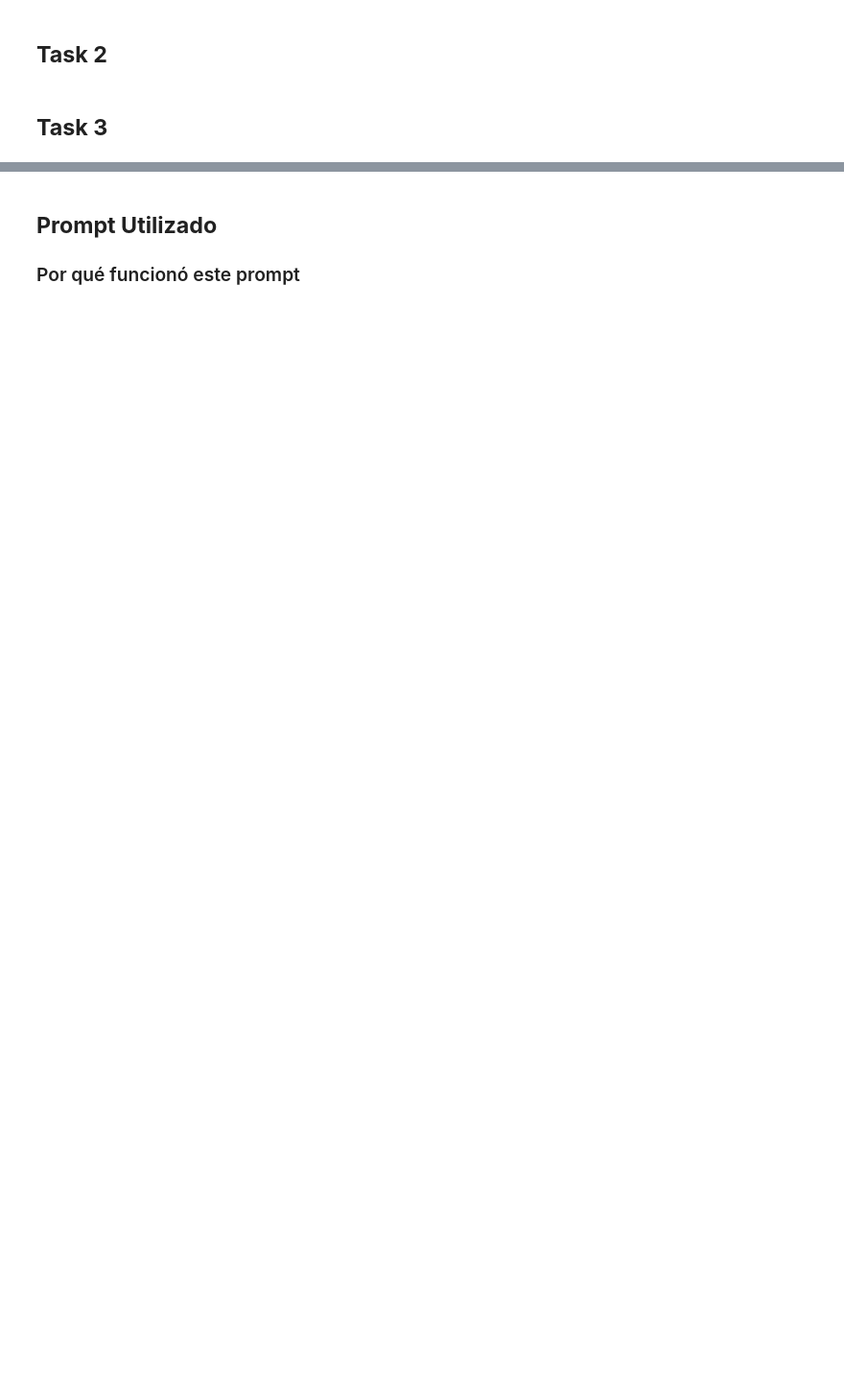
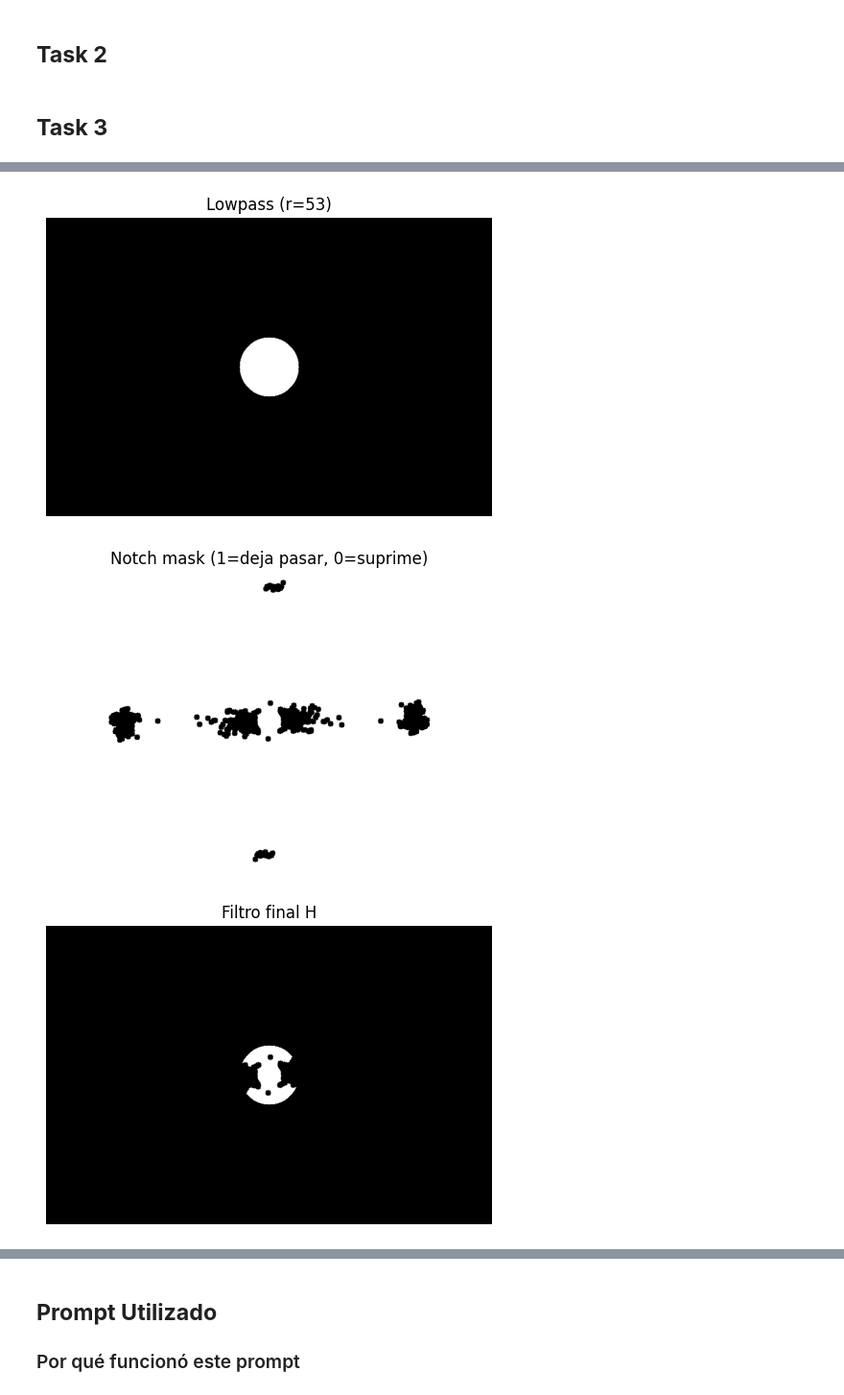
Before and after one commit to paulabaal12/LAB2-VCP, a Jupyter notebook: main.ipynb, the cells around one changed output, grey strips where cells are left out. Shown at 96% size. Saved outputs shown, nothing was run; the diff lists cells and outputs as text; code cells hidden in the pictures; blank space fills up the shorter version.

```diff
--- a/main.ipynb
+++ b/main.ipynb
@@ -35,0 +65,38 @@ plt.tight_layout()
+# %%
+# FFT
+h, w = img.shape
+cy, cx = h // 2, w // 2
+Y, X = np.ogrid[:h, :w]
+dist2 = (Y - cy) ** 2 + (X - cx) ** 2
+
+r = int(0.10 * min(h, w))
+lowpass = (dist2 <= r * r).astype(np.float32)
+
+use_notch = True
+notch = np.ones((h, w), np.float32)
+
+if use_notch:
+    center_exclusion = int(0.05 * min(h, w))
+    safe = mag.copy()
+    safe[dist2 < center_exclusion**2] = 0
+
+    thr = np.percentile(safe, 99.7)
+    peaks = np.argwhere(safe > thr)
+    notch_radius = max(3, int(0.01 * min(h, w)))
+
+    for (py, px) in peaks:
+        cv2.circle(notch, (int(px), int(py)), notch_radius, 0, -1)
+        sy = int(2 * cy - py)
+        sx = int(2 * cx - px)
+        if 0 <= sy < h and 0 <= sx < w:
+            cv2.circle(notch, (sx, sy), notch_radius, 0, -1)
+
+H = lowpass * notch
+
+show(lowpass, f"Lowpass (r={r})")
+show(notch, "Notch mask (1=deja pasar, 0=suprime)")
+show(H, "Filtro final H")
+# %% [output]
+[figure, added]
+[figure, added]
+[figure, added]
```
Also changed, not shown: parts of 3 cells of this notebook, 1 other file.
